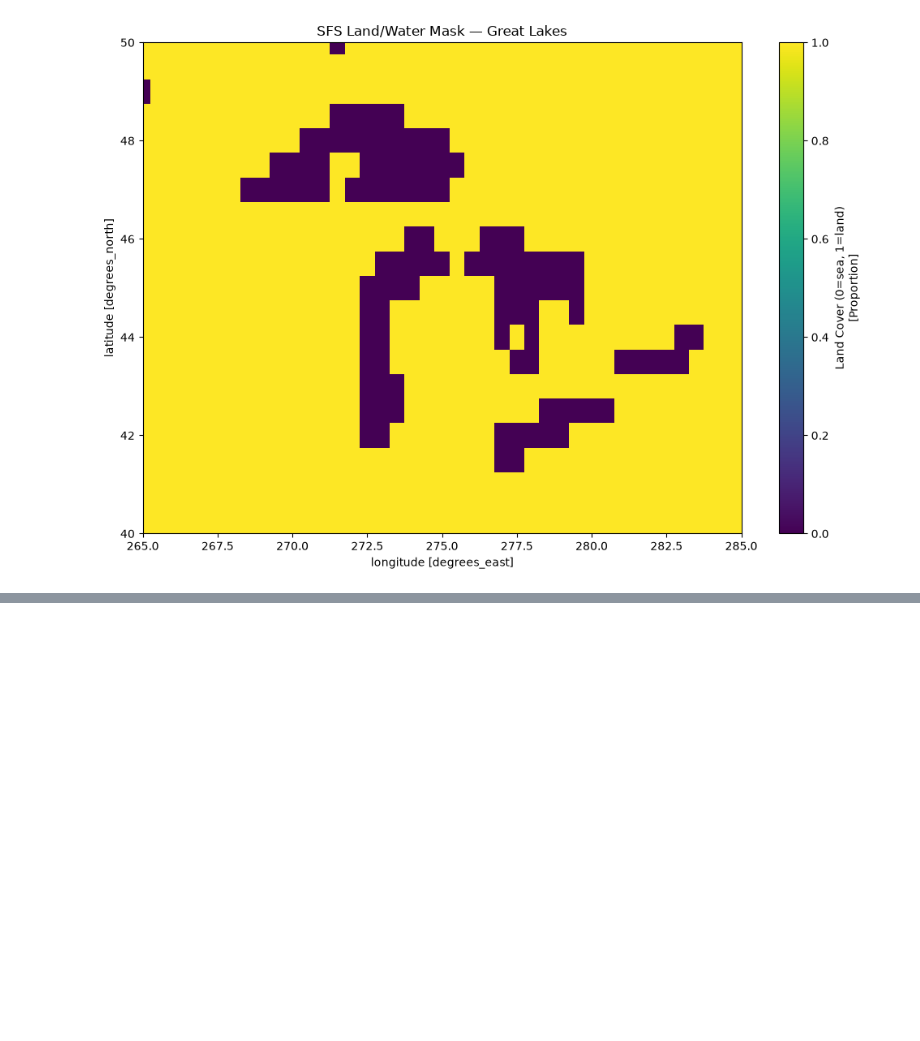
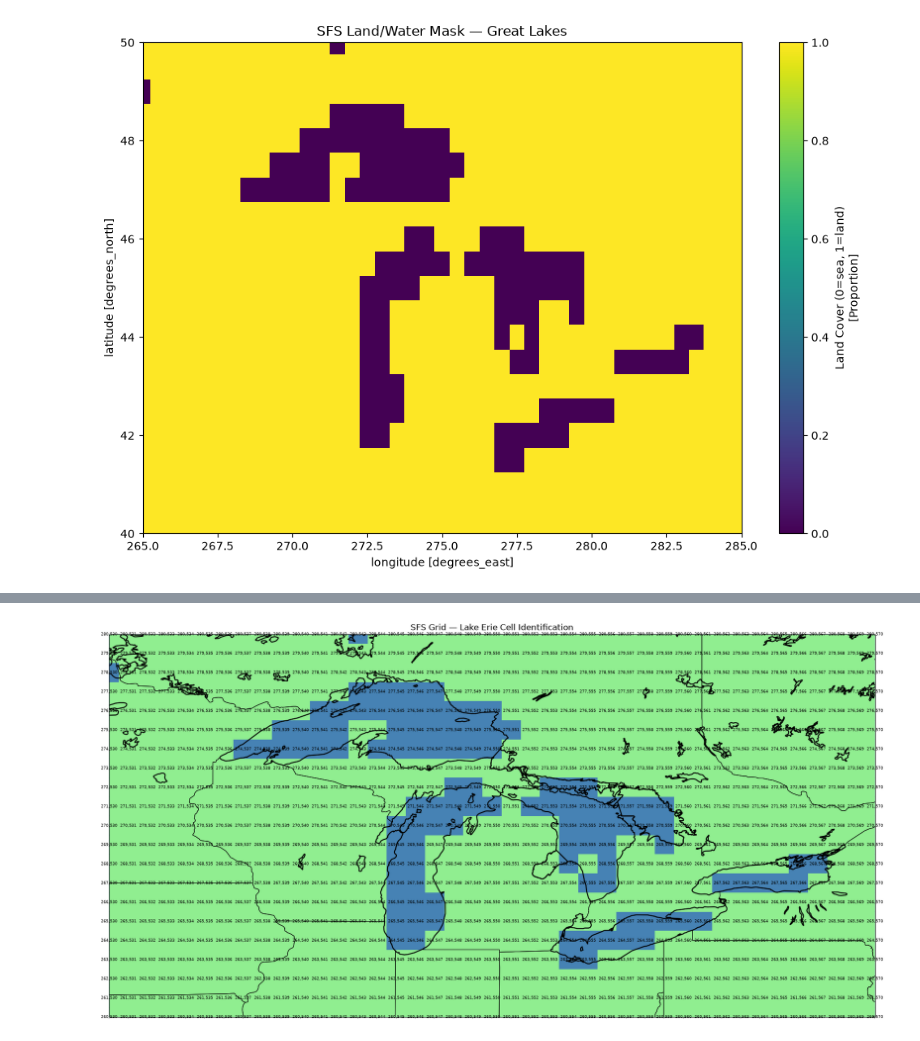
Before and after one commit to great-lakes-ai-lab/cnbs-predictor, a Jupyter notebook: notebooks/exploratory/download_view_zarr.ipynb, the cells around one changed output, grey strips where cells are left out. Saved outputs shown, nothing was run; the diff lists cells and outputs as text; code cells hidden in the pictures; blank space fills up the shorter version.

```diff
--- a/notebooks/exploratory/download_view_zarr.ipynb
+++ b/notebooks/exploratory/download_view_zarr.ipynb
@@ -155,0 +173,77 @@ plt.show()
+# %%
+import numpy as np
+import matplotlib.pyplot as plt
+import cartopy.crs as ccrs
+import cartopy.feature as cfeature
+
+cmap = mcolors.ListedColormap([
+    "steelblue",   # 0 = water
+    "lightgreen"  # 1 = land
+])
+
+# Get coordinates
+lat = land.lat.values
+lon = land.lon.values
+
+# Convert longitude to -180 to 180 for labeling
+lon_180 = ((lon + 180) % 360) - 180
+
+lon2d, lat2d = np.meshgrid(lon_180, lat)
+
+# Create plot
+fig = plt.figure(figsize=(20, 15))
+ax = plt.axes(projection=ccrs.PlateCarree())
+
+# Plot your existing Erie mask
+ax.pcolormesh(
+    lon_180,
+    lat,
+    land,
+    transform=ccrs.PlateCarree(),
+    shading="auto",
+    cmap=cmap
+)
+
+# Lake outline
+ax.add_feature(
+    cfeature.LAKES,
+    facecolor="none",
+    edgecolor="black",
+    linewidth=1.5
+)
+
+ax.add_feature(
+    cfeature.STATES,
+    edgecolor="black",
+    linewidth=0.7
+)
+
+ax.set_extent(
+    [265-360, 285-360, 40, 50],
+    crs=ccrs.PlateCarree()
+)
+
+# Label every grid point
+for i in range(len(lat)):
+    for j in range(len(lon)):
+
+        if (
+            265-360 <= lon_180[j] <= 285-360
+            and 40 <= lat[i] <= 50
+        ):
+            ax.text(
+                lon_180[j],
+                lat[i],
+                f"{i},{j}",
+                fontsize=6,
+                ha="center",
+                va="center",
+                transform=ccrs.PlateCarree(),
+                zorder=10
+            )
+
+ax.set_title("SFS Grid — Lake Erie Cell Identification")
+
+plt.show()
+# %% [output]
+[figure, added]
```
Also changed, not shown: parts of 12 cells of this notebook, 3 other files.
